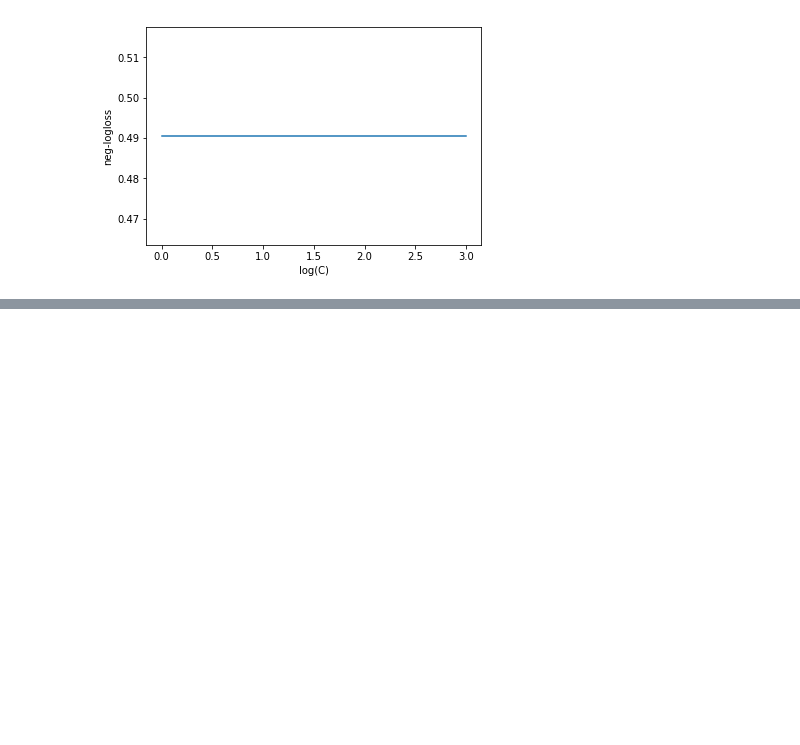
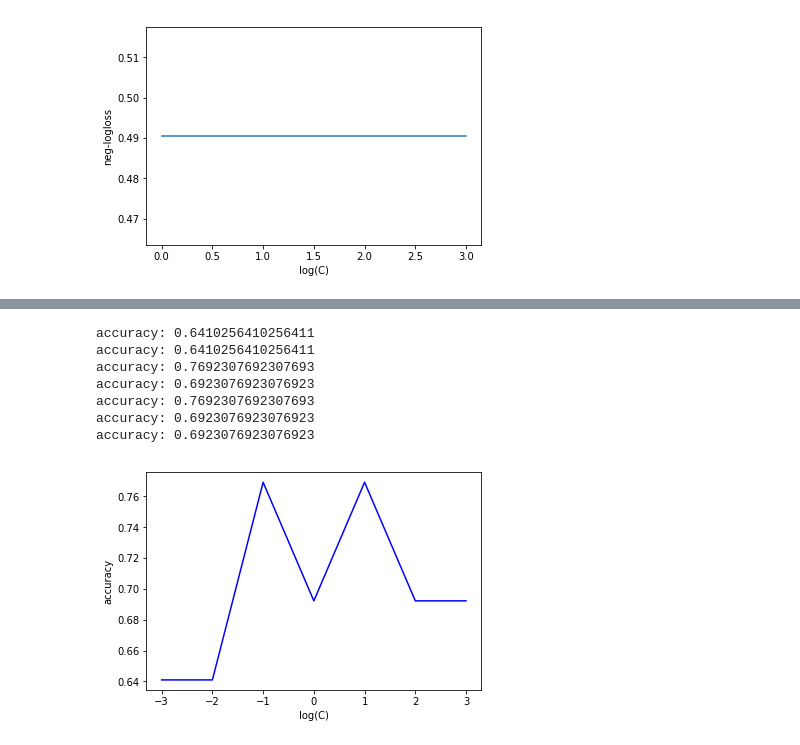
Before and after one commit to jhyehuang/artificial-intelligence, a Jupyter notebook: 第二周/第二周作业/HW2_Logistic_Indians.ipynb, the cells around one changed output, grey strips where cells are left out. Saved outputs shown, nothing was run; the diff lists cells and outputs as text; code cells hidden in the pictures; blank space fills up the shorter version.

```diff
--- a/第二周/第二周作业/HW2_Logistic_Indians.ipynb
+++ b/第二周/第二周作业/HW2_Logistic_Indians.ipynb
@@ -434,0 +474,42 @@ pyplot.show()
+# %%
+def fit_grid_point_Linear(C, X_train, y_train, X_val, y_val):
+
+    # 在训练集是那个利用SVC训练
+    SVC2 =  LinearSVC( C = C)
+    SVC2 = SVC2.fit(X_train, y_train)
+
+    # 在校验集上返回accuracy
+    accuracy = SVC2.score(X_val, y_val)
+
+    print("accuracy: {}".format(accuracy))
+    return accuracy
+# %%
+#需要调优的参数
+C_s = np.logspace(-3, 3, 7)# logspace(a,b,N)把10的a次方到10的b次方区间分成N份
+#penalty_s = ['l1','l2']
+
+accuracy_s = []
+for i, oneC in enumerate(C_s):
+#    for j, penalty in enumerate(penalty_s):
+    tmp = fit_grid_point_Linear(oneC, X_train, y_train, X_test, y_test)
+    accuracy_s.append(tmp)
+
+x_axis = np.log10(C_s)
+#for j, penalty in enumerate(penalty_s):
+pyplot.plot(x_axis, np.array(accuracy_s), 'b-')
+
+pyplot.legend()
+pyplot.xlabel( 'log(C)' )
+pyplot.ylabel( 'accuracy' )
+pyplot.savefig('SVM_Otto.png' )
+
+pyplot.show()
+# %% [output]
+accuracy: 0.6410256410256411
+accuracy: 0.6410256410256411
+accuracy: 0.7692307692307693
+accuracy: 0.6923076923076923
+accuracy: 0.7692307692307693
+accuracy: 0.6923076923076923
+accuracy: 0.6923076923076923
+[figure, added]
```
Also changed, not shown: parts of 11 cells of this notebook, 2 other files.
